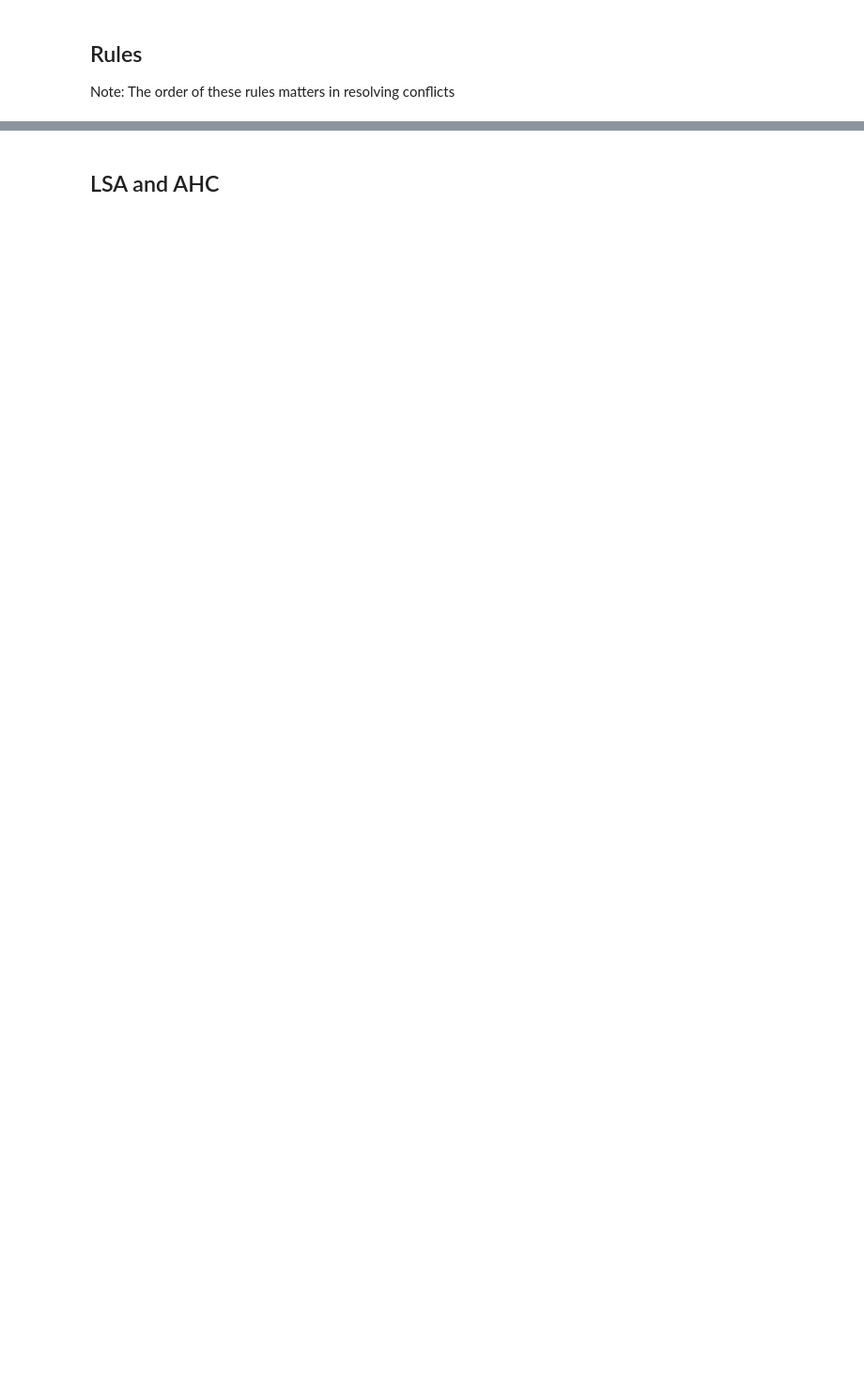
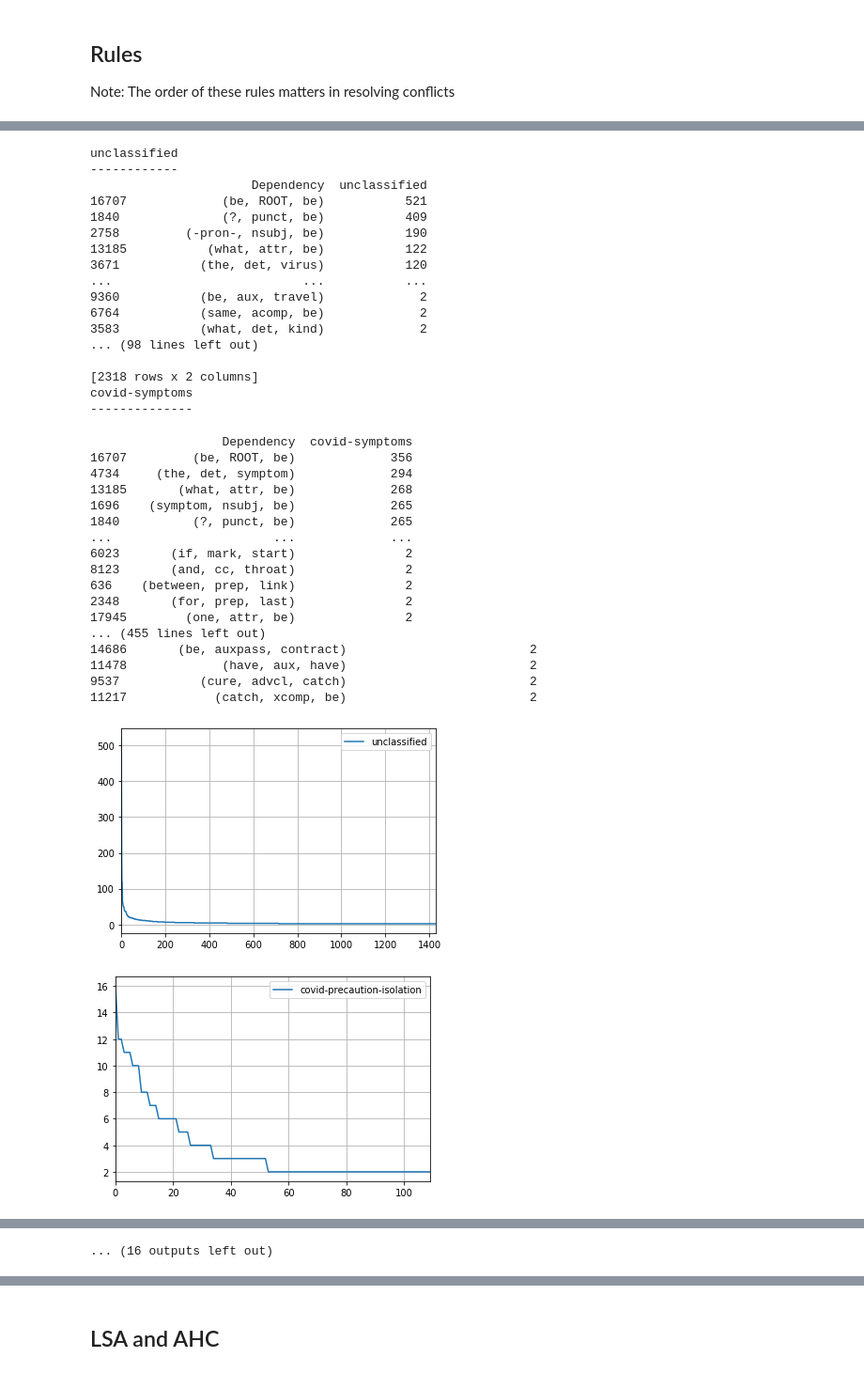
Before and after one commit to dialoguemd-archives/covidfaq, a Jupyter notebook: experiments/QuesSort Pipeline - Filter style.ipynb, the cells around one changed output, grey strips where cells are left out. Shown at 94% size. Cells and saved outputs as stored; diff of their text form; code cells hidden in the pictures; blank space fills up the shorter version.

```diff
--- a/experiments/QuesSort Pipeline - Filter style.ipynb
+++ b/experiments/QuesSort Pipeline - Filter style.ipynb
@@ -618,0 +755,42 @@ Rules based output saved to output/simpleFiltered_2020-04-21_en.csv
+# %%
+for feature in features:
+    print(f"{feature}\n{'-'*len(feature)}")
+    dependency_counts[["Dependency",feature]].sort_values(by=feature, ascending=False)[dependency_counts[feature]>1].plot(use_index=False, grid=True)
+    print(dependency_counts[["Dependency",feature]].sort_values(by=feature, ascending=False)[dependency_counts[feature]>1])
+# %% [output]
+unclassified
+------------
+                      Dependency  unclassified
+16707             (be, ROOT, be)           521
+1840              (?, punct, be)           409
+2758         (-pron-, nsubj, be)           190
+13185           (what, attr, be)           122
+3671           (the, det, virus)           120
+...                          ...           ...
+9360           (be, aux, travel)             2
+6764           (same, acomp, be)             2
+3583           (what, det, kind)             2
+... (98 lines left out)
+
+[2318 rows x 2 columns]
+covid-symptoms
+--------------
+                  Dependency  covid-symptoms
+16707         (be, ROOT, be)             356
+4734     (the, det, symptom)             294
+13185       (what, attr, be)             268
+1696    (symptom, nsubj, be)             265
+1840          (?, punct, be)             265
+...                      ...             ...
+6023       (if, mark, start)               2
+8123       (and, cc, throat)               2
+636    (between, prep, link)               2
+2348       (for, prep, last)               2
+17945        (one, attr, be)               2
+... (455 lines left out)
+14686       (be, auxpass, contract)                         2
+11478             (have, aux, have)                         2
+9537           (cure, advcl, catch)                         2
+11217            (catch, xcomp, be)                         2
+[figure, added]
+[figure, added]
@@ -618,0 +805 @@ Rules based output saved to output/simpleFiltered_2020-04-21_en.csv
+... (16 outputs left out)
```
Also changed, not shown: parts of 48 cells of this notebook, 1 other file.
